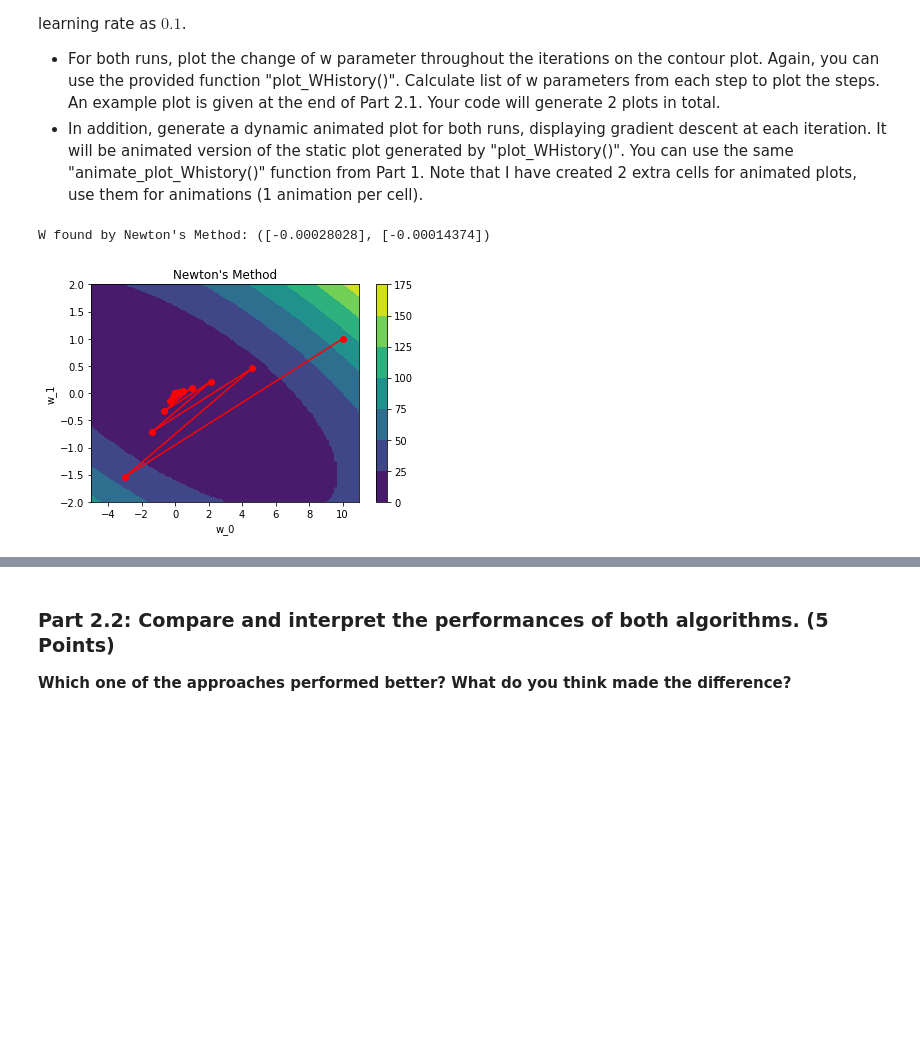
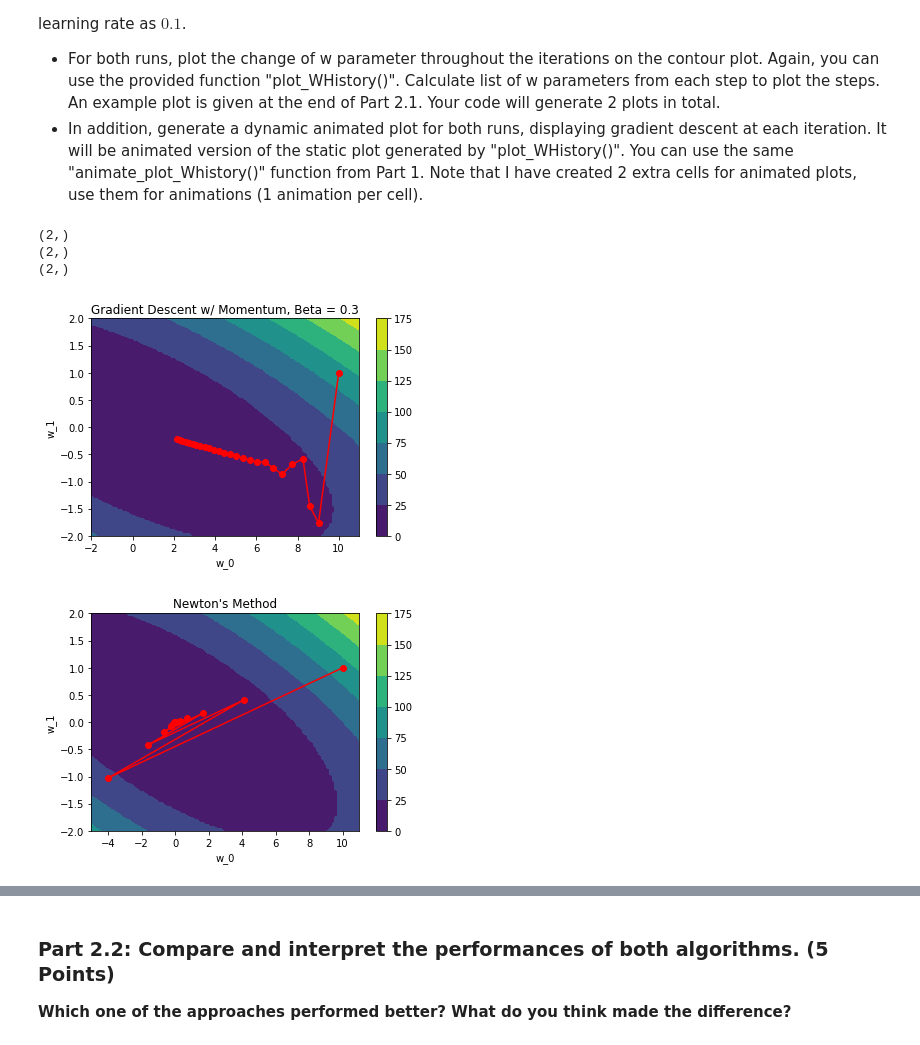
Before and after one commit to batuhanfaik/itu-cmpe, a Jupyter notebook: hw2/hw2.ipynb, the cells around one changed output, grey strips where cells are left out. Cells and saved outputs as stored; diff of their text form; code cells hidden in the pictures; blank space fills up the shorter version.

```diff
--- a/hw2/hw2.ipynb
+++ b/hw2/hw2.ipynb
@@ -241,8 +226,24 @@ Run both Newton's Method and Gradient Descent algorithms for the coefficients  $
 
  - For both runs, plot the change of w parameter throughout the iterations on the contour plot. Again, you can use the provided function "plot_WHistory()". Calculate list of w parameters from each step to plot the steps. An example plot is given at the end of Part 2.1. Your code will generate 2 plots in total.
  - In addition, generate a dynamic animated plot for both runs, displaying gradient descent at each iteration. It will be animated version of the static plot generated by "plot_WHistory()". You can use the same "animate_plot_Whistory()" function from Part 1. Note that I have created 2 extra cells for animated plots, use them for animations (1 animation per cell).
+# %%
+w_0 = np.array([[10], [1]])
+a = 0
+b = np.array([[0], [0]])
+c = np.array([[0.5,2], [1,9.75]])
+grad_g = lambda w : b + 2*np.dot(c, w)
+grad2_g = lambda w : (1/2)*(np.transpose(c) + c)
+diag = np.diagonal(grad_g(w_0)/grad2_g(w_0))
+print(diag.shape)
+w_0 = w_0.reshape(2,)
+print(w_0.shape)
+sub = w_0 - diag
+print(sub.shape)
+# %% [output]
+(2,)
+(2,)
+(2,)
 # %%
-
 def NewtonsMethodwithSubSampling(num_iter=25, w_0 = None, a=0, b=np.zeros((2,1)), c = np.zeros((2,2))):
     '''
         num_iter = number of iterations in gradient descent
@@ -260,36 +261,38 @@ def NewtonsMethodwithSubSampling(num_iter=25, w_0 = None, a=0, b=np.zeros((2,1))
     ### YOUR CODE STARTS FROM HERE
 
     # You may want to code the g(w) and gradient functions here or compute the gradients at each step, it is up to you.
-
+    grad_g = lambda w : b + 2*np.dot(c, w)
+    grad2_g = lambda w : (np.transpose(c) + c)
+    w = w.reshape(2,)
+    w_history.append(w)
     #Calculate gradients of initial w_0 (Don't forget to add w_0 to w_history list!)
 
     #Newton's Method steps
     for i in range(num_iter):
         #Update w, add w to w_history
-
+        w = w - np.diagonal(grad_g(w)/grad2_g(w))
+        w_history.append(w)
     ### YOUR CODE ENDS HERE
     return w, w_history
 # %%
 #Initial w
-w_0 = np.array([[10],
-                [1]])
+w_0 = np.array([[10], [1]])
 ### YOUR CODE STARTS FROM HERE
 #Coefficients of g(w)
-a = ...
-b = ...
-c = ...
-
+a = 0
+b = np.array([[0], [0]])
+c = np.array([[0.5,2], [1,9.75]])
 #Run Gradient Descent and plot the steps
-w_final, w_history = gradientDescentWithMomentum(...)
-plot_WHistory(w_history, ...)
+w_final, w_history = gradientDescentWithMomentum(beta=0.3, w_0=w_0, a=a, b=b, c=c)
+plot_WHistory(w_history, beta=0.3, a=a, b=b, c=c)
 
 #Run Newton's Method and plot the steps
-w_final, w_history = NewtonsMethodwithSubSampling(...)
-plot_WHistory(w_history, ...)
+w_final, w_history = NewtonsMethodwithSubSampling(w_0=w_0, a=a, b=b, c=c)
+plot_WHistory(w_history, beta=None, a=a, b=b, c=c, w0_min=-5)
 
 ### YOUR CODE ENDS HERE ###
 # %% [output]
-W found by Newton's Method: ([-0.00028028], [-0.00014374])
-[figure, old version]
+[figure, new version]
+[figure, added]
 # %%
 #Animate first run here
```
Also changed, not shown: parts of 3 cells of this notebook.
